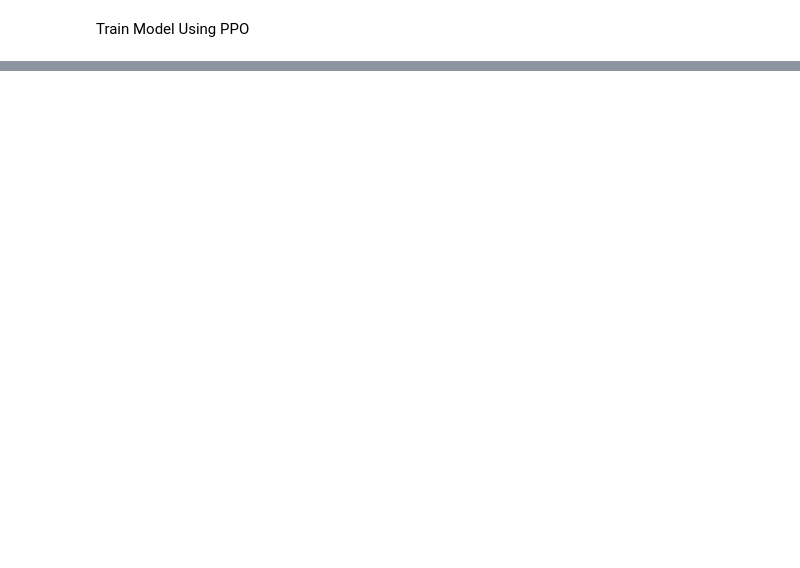
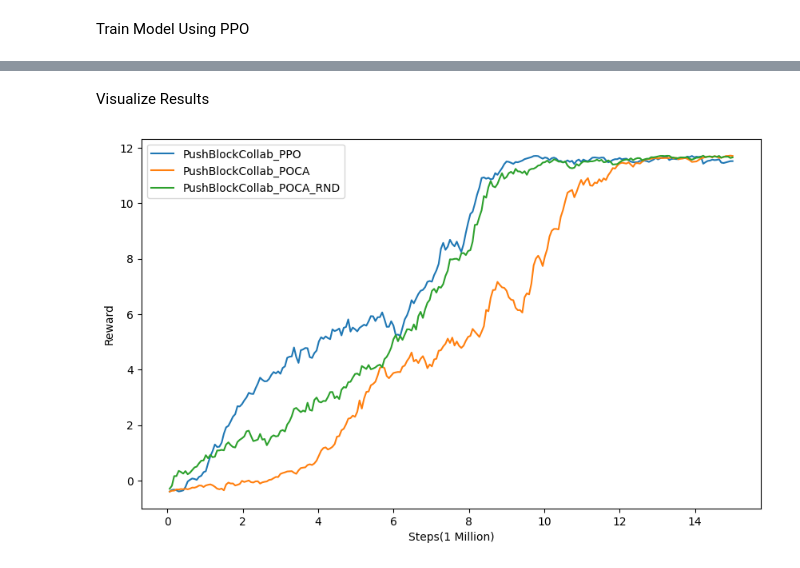
Before and after one commit to farzintava/CollabPushBlock, a Jupyter notebook: train.ipynb, the cells around one changed output, grey strips where cells are left out. Cells and saved outputs as stored; diff of their text form; code cells hidden in the pictures; blank space fills up the shorter version.

Commit message:
Visualize results

```diff
--- a/train.ipynb
+++ b/train.ipynb
@@ -208,0 +227,2 @@ To enable the following instructions: AVX2 AVX512F FMA, in other operations, reb
+# %% [markdown]
+Visualize Results
@@ -208,0 +316,6 @@ To enable the following instructions: AVX2 AVX512F FMA, in other operations, reb
+# %%
+results = extract_results('./results')
+# %%
+plot_scalar_all_models(results, 'Policy/Extrinsic Reward', 'Reward')
+# %% [output]
+[figure, added]
```
Also changed, not shown: parts of 8 cells of this notebook, 44 other files.
